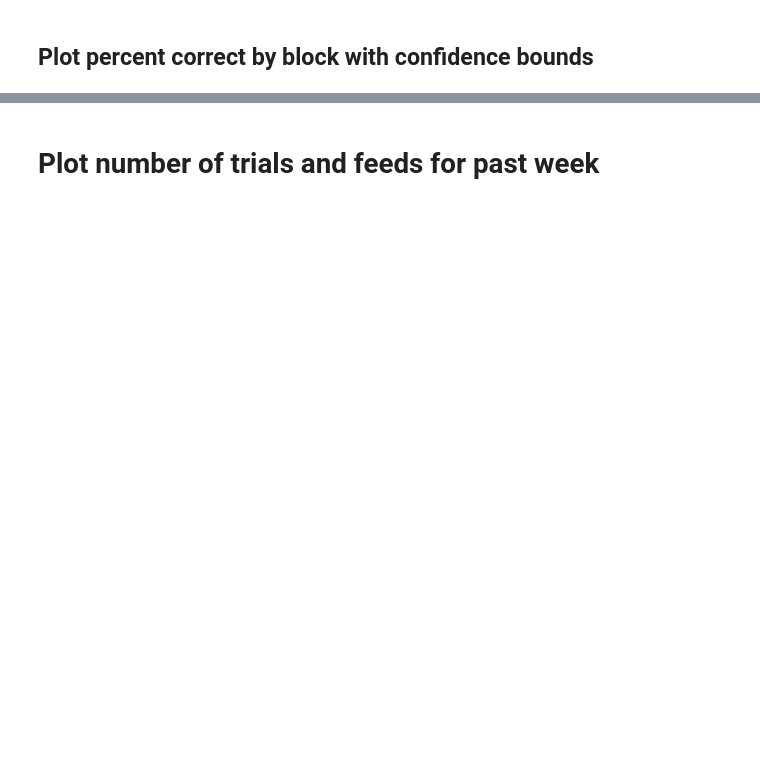
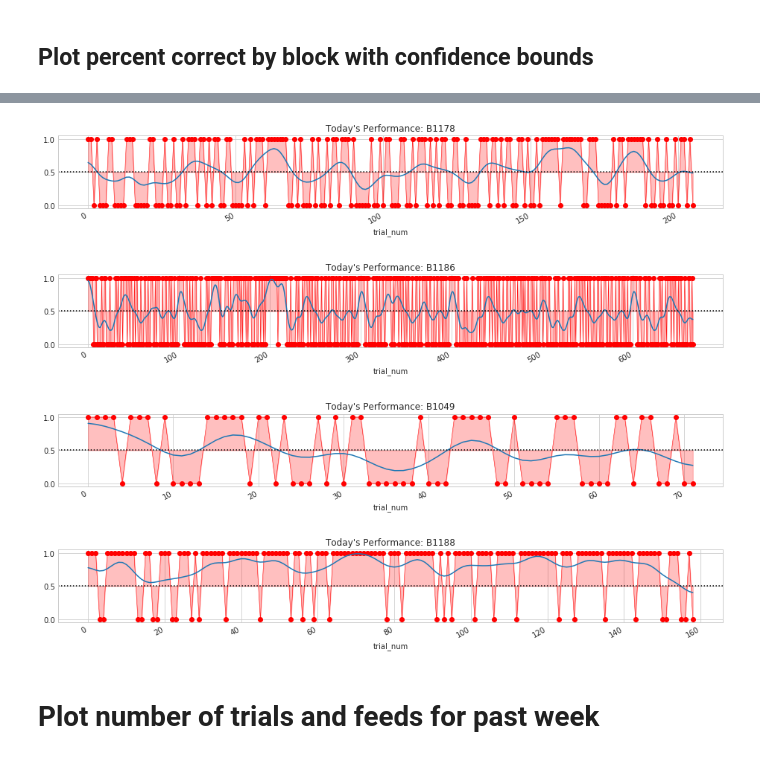
Before and after one commit to gentnerlab/behav-analysis, a Jupyter notebook: notebooks/recent_behavior_analysis.ipynb, the cells around one changed output, grey strips where cells are left out. Saved outputs shown, nothing was run; the diff lists cells and outputs as text; code cells hidden in the pictures; blank space fills up the shorter version.

```diff
--- a/notebooks/recent_behavior_analysis.ipynb
+++ b/notebooks/recent_behavior_analysis.ipynb
@@ -35,6 +49,11 @@ for subj,df in behav_data.items():
 # %%
 for subj,df in behav_data.items():
-    behav.plotting.plot_daily_accuracy(subj, df, x_axis='trial_num')
+    daily_acc_fig = plotting.plot_daily_accuracy(subj, df, x_axis='trial_num')
+# %% [output]
+[figure, added]
+[figure, added]
+[figure, added]
+[figure, added]
 # %% [markdown]
 # Plot number of trials and feeds for past week
 # %%
```
Also changed, not shown: parts of 8 cells of this notebook, 2 other files.
